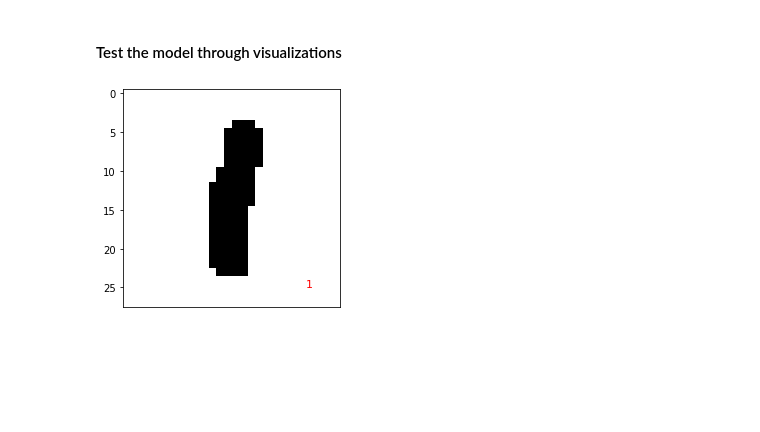
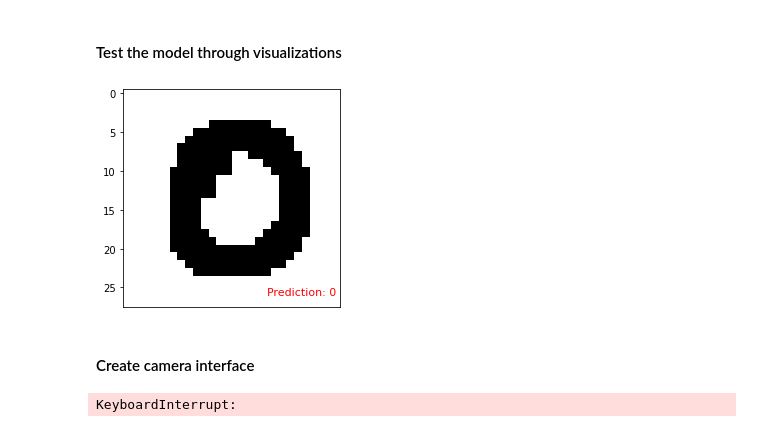
Before and after one commit to rohannakra/AI-Predicts-Hand-Written-Digits, a Jupyter notebook: AI_predicts_handwritten_digits.ipynb, the cells around one changed output. Drawn from its saved outputs; the diff is of its cells as text; code cells hidden in the pictures; blank space fills up the shorter version.

Commit message:
Adding camera interface

```diff
--- a/AI_predicts_handwritten_digits.ipynb
+++ b/AI_predicts_handwritten_digits.ipynb
@@ -82,11 +83,11 @@ data = np.concatenate((X_train, X_test))
 target = np.concatenate((y_train, y_test))
 
 # Check % of data that's 0.
-print(np.sum(data == 0)/data.size)    # -> 80%
-print(np.sum(data != 0)/data.size)    # -> 20%
+percent_of_zeros = np.sum(data == 0)/data.size    # -> 80%
+percent_of_non_zeros = np.sum(data != 0)/data.size    # -> 20%
 
 # Check for null values.
-print(np.isnan(np.sum(data)))    # -> False
+check_null = np.isnan(np.sum(data))    # -> False
 
 # Change the data so that every value is the same (0 or ___).
 all_values = []
@@ -96,7 +97,7 @@ for sub_arr in data:
         if i != 0:
             all_values.append(i)
 
-print(average_val := sum(all_values)/len(all_values))    # -> 174.4
+average_val = sum(all_values)/len(all_values)    # -> 174.4
 
 # Create scaler.
 scaler = MinMaxScaler()
@@ -196,7 +195,10 @@ def model():
 start_time = time()
 
 CNN = model()
-CNN.fit(X_train, y_train, epochs=10, batch_size=32, verbose=2)
+CNN.fit(X_train, y_train, epochs=10, batch_size=32)
+
+# Clear the output.
+clear_output()
 
 end_time = (time() - start_time)/60
 
@@ -236,17 +224,75 @@ Elapsed: 4.16 min.
 # %%
 # Create a list of predictions.
 sample = np.array(choice(X_test).reshape(1, 28, 28, 1))
 prediction = np.argmax(CNN.predict(sample))
 
 sample_img = sample.reshape(28, 28)
 
 plt.imshow(sample_img, cmap='binary')
-plt.text(23, 25, prediction, fontsize=11, color='red')
+plt.text(18, 26, f'Prediction: {prediction}', fontsize=11, color='red')
 plt.tick_params(
     axis='both',          # changes apply to the x-axis
     which='both',      # both major and minor ticks are affected
     bottom=False,      # ticks along the bottom edge are off
     top=False,         # ticks along the top edge are off
     labelbottom=False)
 # %% [output]
-[figure, old version]
+[figure, new version]
+# %% [markdown]
+#### Create camera interface
+# %%
+def _get_available_gpus():
+    devices = tf.config.list_logical_devices
+    device_names = [device.name for device in devices]
+    return [device for device in device_names if 'device:gpu' in device.lower()]
+
+def get_img_contour_thresh(img):
+    x, y, w, h = 0, 0, 300, 300
+    gray = cv2.cvtColor(img, cv2.COLOR_BGR2GRAY)
+    blur = cv2.GaussianBlur(gray, (35, 35), 0)
+    ret, thresh1 = cv2.threshold(blur, 70, 255, cv2.THRESH_BINARY_INV + cv2.THRESH_OTSU)
+    thresh1 = thresh1[y:y + h, x:x + w]
+    contours, hierarchy = cv2.findContours(thresh1, cv2.RETR_TREE, cv2.CHAIN_APPROX_SIMPLE)[-2:]
+    return img, contours, thresh1
+
+def main():
+
+    cap = cv2.VideoCapture(0)
+    while (cap.isOpened()):
+        ret, img = cap.read()
+        img, contours, thresh = get_img_contour_thresh(img)
+        ans1 = ''
+
+        if len(contours) > 0:
+            contour = max(contours, key=cv2.contourArea)
+            if cv2.contourArea(contour) > 2500:
+                x, y, w, h = cv2.boundingRect(contour)
+                newImage = thresh[y:y + h, x:x + w]
+                newImage = cv2.resize(newImage, (28, 28))
+                newImage = np.array(newImage)
+                newImage = newImage.flatten()
+                newImage = newImage.reshape(1, 28, 28, 1)
+                ans1 = CNN.predict(newImage)
+                ans1=ans1.tolist()
+                ans1 = ans1[0].index(max(ans1[0]))
+
+        x, y, w, h = 0, 0, 300, 300
+        cv2.rectangle(img, (x, y), (x + w, y + h), (0, 255, 0), 2)
+
+        cv2.putText(img, " Prediction : " + str(ans1), (10, 330),
+                    cv2.FONT_HERSHEY_SIMPLEX, 0.7, (0, 0, 255), 2)
+
+        #change the window size to fit screen properly
+        #img = cv2.resize(img, (1000, 600))
+        cv2.imshow("Frame", img)
+        cv2.imshow("Contours", thresh)
+        if cv2.waitKey(1) & 0xFF == ord('q'):
+            break
+
+    cap.release()
+    cv2.destroyAllWindows()
+
+# tfback._get_available_gpus = _get_available_gpus
+main()
+# %% [output]
+KeyboardInterrupt:
```
Also changed, not shown: parts of 5 cells of this notebook, 2 other files.
